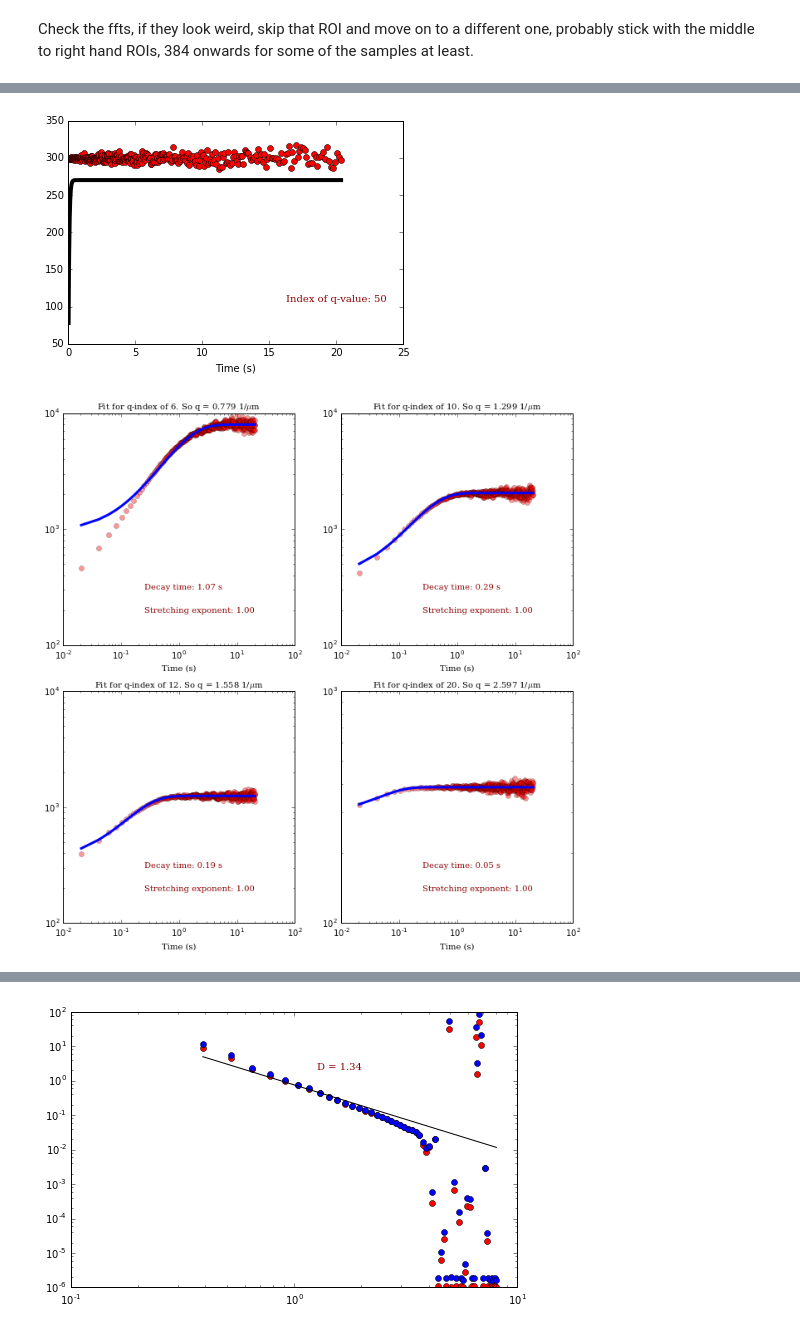
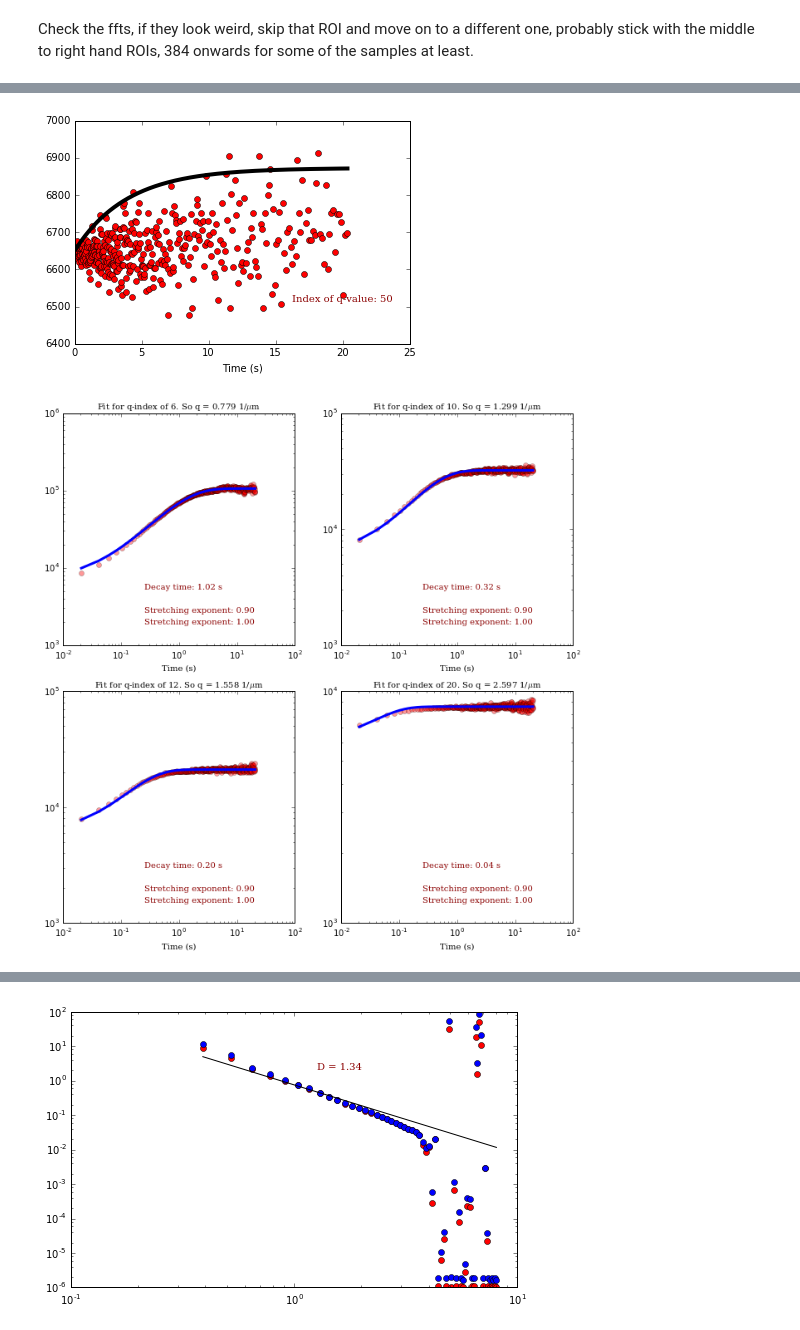
Before and after one commit to rmcgorty/Differential-Dynamic-Microscopy---Python, a Jupyter notebook: DDM analysis for DNA samples.ipynb, the cells around one changed output, grey strips where cells are left out. Cells and saved outputs as stored; diff of their text form; code cells hidden in the pictures.

```diff
--- a/DDM analysis for DNA samples.ipynb
+++ b/DDM analysis for DNA samples.ipynb
@@ -33,7 +33,7 @@ import mpld3
 # %%
 allResults = {}
 # %%
-Sample = ['0.02mgmlDNA_Buffer_17.5fps_55exp', '0.02mgmlDNA_Buffer_49fps_20exp']
+Sample = ['0.02mgmlDNA_Buffer_17.5fps_55exp_8000frames', '0.02mgmlDNA_Buffer_49fps_20exp_8000frames','0.02mgmlDNA_Buffer_99fps_10exp_8000frames','0.02mgmlDNA_Buffer_99fps_10exp']
 # %%
 newt = lambda t,s: (1./s)*gamma(1./s)*t
 framerate = 49.0
@@ -43,16 +43,20 @@ imDimension = 128
 # different ROIs and the video number, change samNumber based upon the number of videos taken for the condition
 ROI = ['0', '128', '256', '384', '512', '640', '768', '896']
 samNumber = ['1','2','3','4','5','6','7','8']
-num = 0
+num = 1
 # %% [markdown]
 Check the ffts, if they look weird, skip that ROI and move on to a different one, probably stick with the middle to right hand ROIs, 384 onwards for some of the samples at least.
 # %%
+%matplotlib inline
+mpld3.enable_notebook()
 # Change the directory or data file and change the condition number so the average ROI list can be iterated over
-ss = 1 #changes the video
-c = 1 #changes the ROI
+ss = 0 #changes the video
+c = 7 #changes the ROI
+
 data_dir = "Z:\\Devynn_Summer2018\\Data\\2018-06-01_DNA\\AllVideos\\"
 
-data_file = Sample[1]+"_8000frames_"+samNumber[ss]+"_MMStack_Pos0.ome_"+ROI[c]+"_BH_128x128_FFTDIFFS_dts_ravs.p"
+data_file = Sample[num]+"_"+samNumber[ss]+"_MMStack_Pos0.ome_"+ROI[c]+"_BH_128x128_FFTDIFFS_dts_ravs.p"
+
 dat = pickle.load(open(data_dir + data_file,'r'))
 ravs = dat['ravs']
 dts  = dat['dts']
@@ -73,7 +77,7 @@ mpld3.enable_notebook()
 q = np.arange(0,imDimension/2)*2*np.pi*(1./(imDimension*px*2))
 times = dts/framerate
 q_index = 50
-backg = 1
+backg = 6650
 #We try to use the function `returnReasonableParams` to find reasonable initial guesses for the fitting function
 
 pars,minp,maxp,lmin,lmax,fix = ddm.returnReasonableParams(d=ravs[:,q_index],bg=backg, double=False, fps=framerate)
@@ -84,7 +88,7 @@ plt.text(0.8, 0.2, 'Index of q-value: %i' % q_index, horizontalalignment='center
            transform=ax.transAxes, fontdict=font_plt)
 plt.xlabel('Time (s)');
 # %% [output]
-[figure, old version]
+[figure, new version]
 # %%
 def two_rounds_fitting(data, times):
     '''
@@ -97,16 +101,17 @@ def two_rounds_fitting(data, times):
     #Paramters:
     # Amplitude-0, TimeConst-1, Background-2, Alpha (strtching exp), (... same for second exp..))
 
-    minp[3]=0.5
+    minp[3]=0.9
     maxp[3]=1.0
-    maxp[2]=1e14
+    maxp[2]=7000
+    minp[2]=6000
     pars[3]=1.0
     maxp[1] = 100
-    #maxp[5] = 100
+    maxp[5] = 100
     fix[2]=False
-    fix[3]=True
-    #minp[6] = 0.5
-    #maxp[6]=1.0
+    fix[3]=False
+    minp[6] = 0.5
+    maxp[6]=1.0
 
     #The ddm.newFitLeastsq function does not check whether the parameters are within the
     #  minimum and maximum bounds. It uses SciPy's optimize.leastsq.
@@ -126,37 +131,37 @@ def two_rounds_fitting(data, times):
                     newPars[i] = maxp[i]*0.9
                 elif newPars[i]<minp[i]:
                     newPars[i] = minp[i]*1.1
             else:
                 newPars[i] = minp[i]*1.1
 
     #Now use the Levenberg-Marquardt function. It returns the optimized paramters (fitparamsB), the
     #  best fit (theoryB), any error codes, and the chi-squared value (the sum of squares of the error)
     fitparamsB, theoryB, errCodeB, chi2B = ddm.newFit(data,times,newPars,minp,maxp,lmin,lmax,fix,
                                                       logfit=False,quiet=True,factor=0.8)
 
     return fitparamsB, theoryB, chi2B
 
 plt.figure(figsize=(11,11)) #Create figure of size 15x15 (inches)
 
 #Loop over four different q-values to do the fit
 for i,q_index in enumerate([6,10,12,20]):
     fitparamsB, theoryB, chi2B = two_rounds_fitting(ravs[:,q_index], times)
     ax = plt.subplot(2,2,i+1) #creating 4 subplots in a 2x2 grid
     ax.loglog(times,ravs[:,q_index],'ro',alpha=0.4)
     ax.plot(times, theoryB, '-b',lw=3)
     ax.text(0.35,0.25,'Decay time: %.2f s' % fitparamsB[1],
             fontdict=font_plt,horizontalalignment='left',
             verticalalignment='center', transform=ax.transAxes)
     ax.text(0.35,0.15,'Stretching exponent: %.2f' % fitparamsB[3],
             fontdict=font_plt,horizontalalignment='left',
             verticalalignment='center', transform=ax.transAxes)
-    #ax.text(0.35,0.10,'Stretching exponent: %.2f' % fitparamsB[6],
-            #fontdict=font_plt,horizontalalignment='left',
-            #verticalalignment='center', transform=ax.transAxes)
+    ax.text(0.35,0.10,'Stretching exponent: %.2f' % fitparamsB[6],
+            fontdict=font_plt,horizontalalignment='left',
+            verticalalignment='center', transform=ax.transAxes)
     ax.set_xlabel("Time (s)", fontdict=font_plt_ax)
     ax.set_title("Fit for q-index of %i. So q = %.3f 1/$\mu$m" % (q_index, q[q_index]), fontdict=font_plt_ax)
 # %% [output]
-[figure, old version]
+[figure, new version]
 # %%
 #Now, we'll do that fit for *all* q-values
 
```
Also changed, not shown: parts of 4 cells of this notebook.
